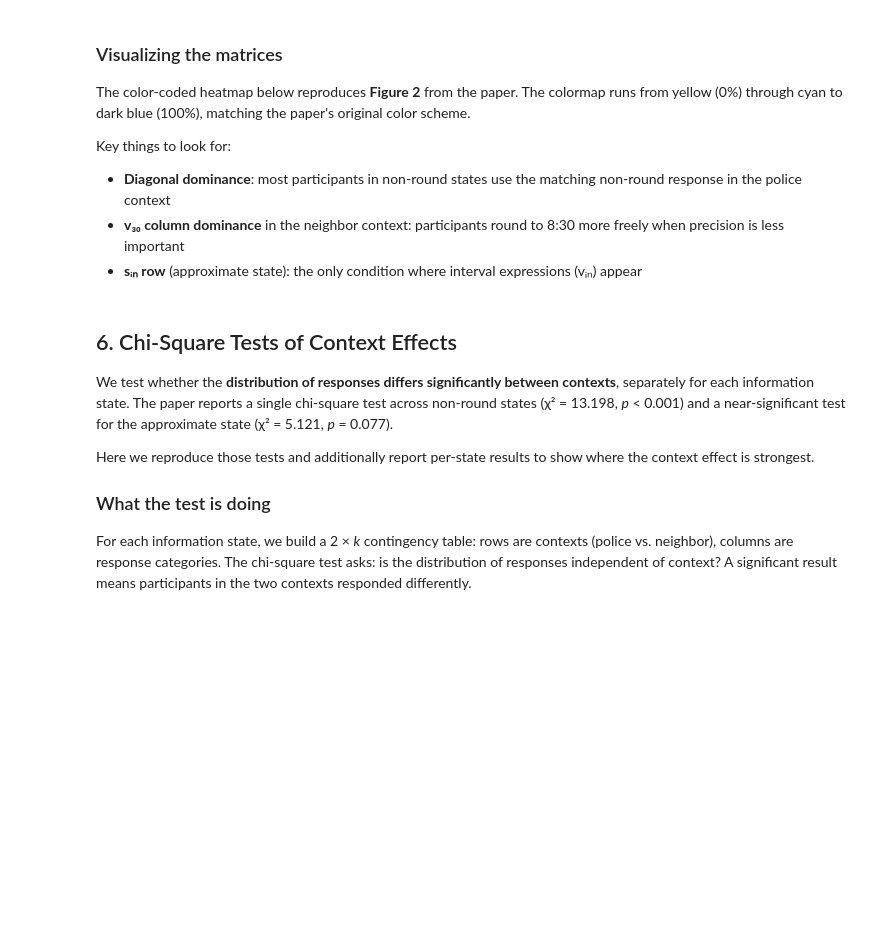
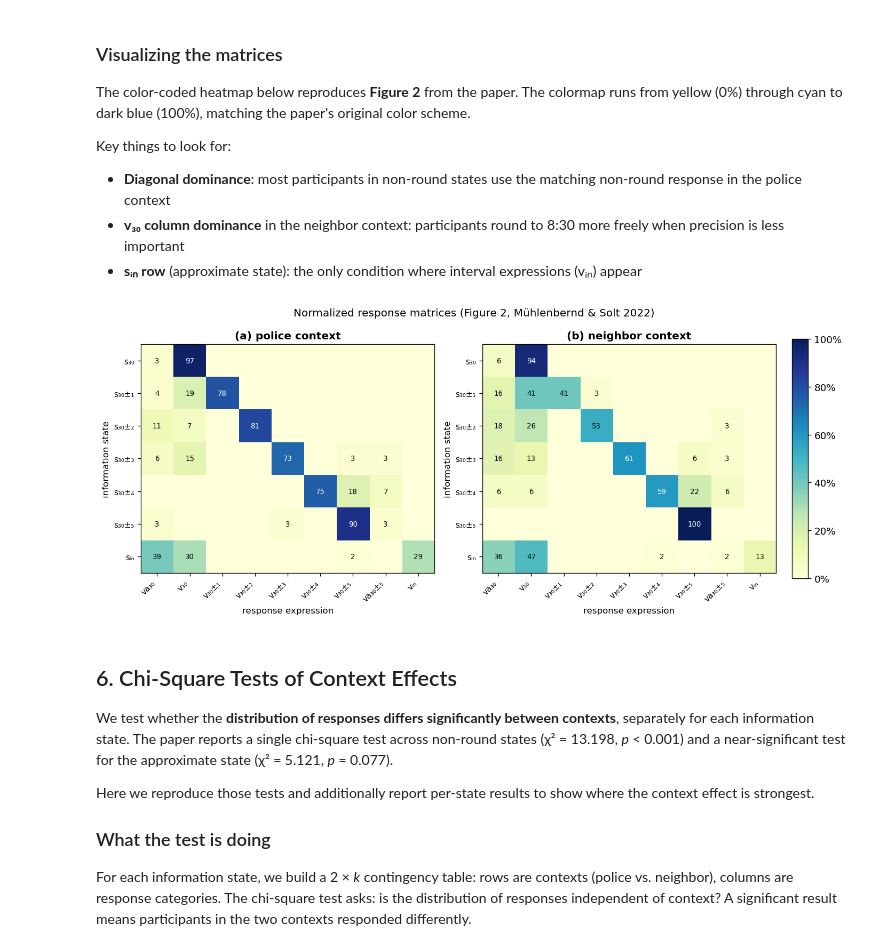
Before and after one commit to muehlenbernd/imprecision-in-context, a Jupyter notebook: notebooks/01_data_analysis.ipynb, the cells around one changed output. Saved outputs shown, nothing was run; the diff lists cells and outputs as text; code cells hidden in the pictures; blank space fills up the shorter version.

Commit message:
Add processed data and figures

```diff
--- a/notebooks/01_data_analysis.ipynb
+++ b/notebooks/01_data_analysis.ipynb
@@ -233,48 +265,59 @@ Key things to look for:
 - **sᵢₙ row** (approximate state): the only condition where interval expressions (vᵢₙ) appear
 # %%
 def plot_matrix(matrix, title, ax):
-    """Plot a response matrix as a color-coded heatmap with percentage annotations."""
-    # Colormap matching the paper (yellow → cyan → dark blue)
     cmap = plt.cm.YlGnBu
-
-    im = ax.imshow(matrix.values, aspect='auto', cmap=cmap, vmin=0, vmax=1)
-
-    # Annotate cells with integer percentages
+    im = ax.imshow(matrix.values, aspect='equal', cmap=cmap, vmin=0, vmax=1)
     for i in range(matrix.shape[0]):
         for j in range(matrix.shape[1]):
             val = matrix.values[i, j]
             pct = int(round(val * 100))
             if pct > 0:
                 color = 'white' if val > 0.55 else 'black'
                 ax.text(j, i, str(pct), ha='center', va='center',
                         fontsize=8, color=color)
-
     ax.set_xticks(range(len(matrix.columns)))
     ax.set_xticklabels(matrix.columns, rotation=45, ha='right', fontsize=9)
     ax.set_yticks(range(len(matrix.index)))
     ax.set_yticklabels(matrix.index, fontsize=9)
     ax.set_title(title, fontsize=12, fontweight='bold')
     ax.set_xlabel('response expression', fontsize=10)
     ax.set_ylabel('information state', fontsize=10)
     return im
 
+# Fixed cell size ensures square cells and consistent colorbar
+cell_size = 0.55  # inches per cell
+ax_w = 9 * cell_size
+ax_h = 7 * cell_size
+fig_w = ax_w * 2 + 2.5
+fig_h = ax_h + 1.5
 
-fig, axes = plt.subplots(1, 2, figsize=(14, 5))
+fig = plt.figure(figsize=(fig_w, fig_h))
 
-im = plot_matrix(matrix_police, '(a) police context', axes[0])
-plot_matrix(matrix_neighbor, '(b) neighbor context', axes[1])
+left_margin = 0.08
+right_margin = 0.88
+gap = 0.06
+ax_width = (right_margin - left_margin - gap) / 2
+bottom, top = 0.18, 0.88
+ax_height = top - bottom
 
-# Shared colorbar
-cbar = fig.colorbar(im, ax=axes, orientation='vertical',
-                    fraction=0.02, pad=0.04)
+ax1 = fig.add_axes([left_margin, bottom, ax_width, ax_height])
+ax2 = fig.add_axes([left_margin + ax_width + gap, bottom, ax_width, ax_height])
+cax = fig.add_axes([0.90, bottom, 0.02, ax_height])
+
+im1 = plot_matrix(matrix_police, '(a) police context', ax1)
+im2 = plot_matrix(matrix_neighbor, '(b) neighbor context', ax2)
+
+cbar = fig.colorbar(im2, cax=cax)
 cbar.set_ticks([0, 0.2, 0.4, 0.6, 0.8, 1.0])
 cbar.set_ticklabels(['0%', '20%', '40%', '60%', '80%', '100%'])
 
-plt.suptitle('Normalized response matrices (Figure 2, Mühlenbernd & Solt 2022)',
-             y=1.02, fontsize=13)
+fig.suptitle('Normalized response matrices (Figure 2, Mühlenbernd & Solt 2022)',
+             y=0.97, fontsize=12)
 plt.tight_layout()
 plt.savefig('../figures/figure2_response_matrices.png', bbox_inches='tight', dpi=150)
 plt.show()
+# %% [output]
+[figure, added]
 # %% [markdown]
 ## 6. Chi-Square Tests of Context Effects
 
```
Also changed, not shown: parts of 10 cells of this notebook, 10 other files.
